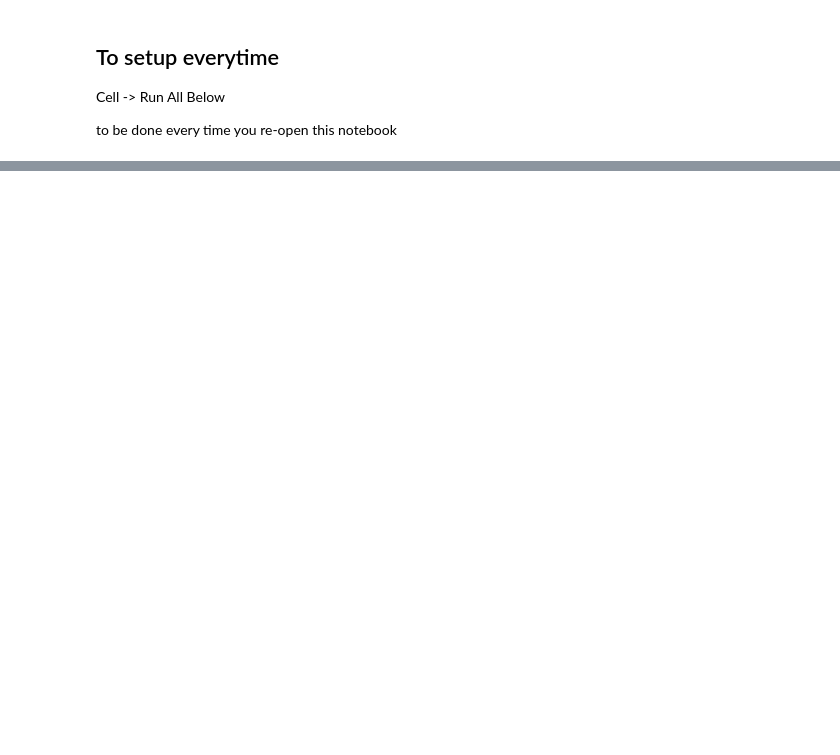
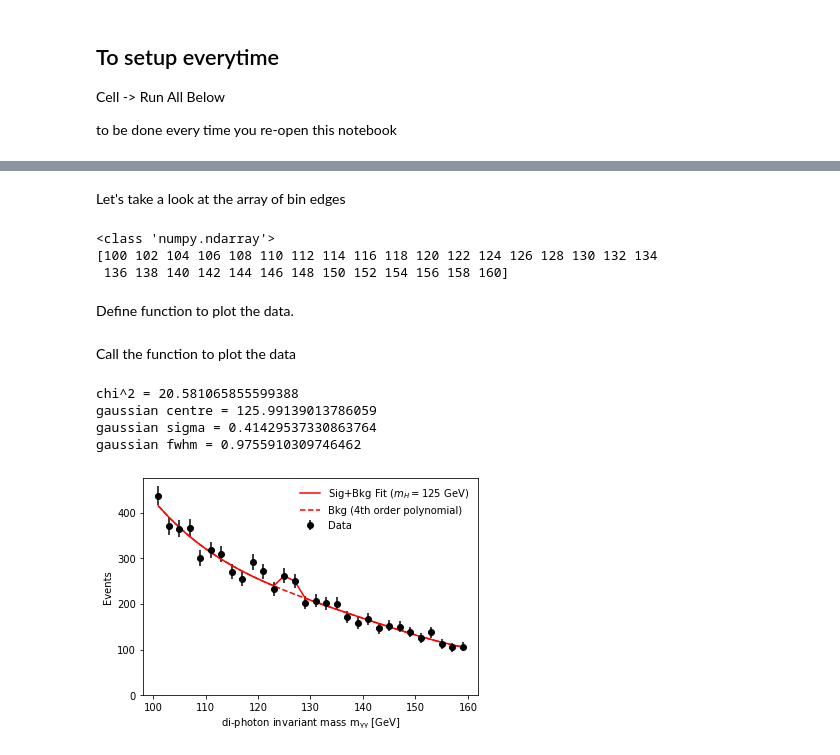
Before and after one commit to meevans1/how-to-rediscover-the-higgs-with-photons, a Jupyter notebook: Higgs photon analysis.ipynb, the cells around one changed output, grey strips where cells are left out. Saved outputs shown, nothing was run; the diff lists cells and outputs as text; code cells hidden in the pictures; blank space fills up the shorter version.

```diff
--- a/Higgs photon analysis.ipynb
+++ b/Higgs photon analysis.ipynb
@@ -416,0 +43,11 @@ signal_yields,background_yields = plot_data(data)
+# %%
+lumi = 0.5 # fb-1 # data_A only
+#lumi = 1.9 # fb-1 # data_B only
+#lumi = 2.9 # fb-1 # data_C only
+#lumi = 4.7 # fb-1 # data_D only
+#lumi = 10 # fb-1 # data_A,data_B,data_C,data_D
+
+fraction = 0.8 # reduce this is you want the code to run quicker
+
+tuple_path = "Input/GamGam/Data/" # local
+#tuple_path = "https://atlas-opendata.web.cern.ch/atlas-opendata/samples/2020/GamGam/Data/" # web address
@@ -416,0 +58,2 @@ signal_yields,background_yields = plot_data(data)
+# %%
+samples_list = ['data_A'] # 'data_B','data_C','data_D'
@@ -416,0 +62,11 @@ signal_yields,background_yields = plot_data(data)
+# %%
+def get_data_from_files():
+
+    frames = [] # define empty list to hold data
+    for val in samples_list: # loop over each file
+        fileString = tuple_path+val+".GamGam.root" # file name to open
+        temp = read_file(fileString,val) # call the function read_file defined below
+        frames.append(temp) # append dataframe returned from read_file to list of dataframes
+    data = pd.concat(frames) # concatenate list of dataframes together into one dataframe
+
+    return data # return dataframe
@@ -416,0 +238,23 @@ signal_yields,background_yields = plot_data(data)
+# %%
+xmin = 100 # GeV
+xmax = 160 # GeV
+step_size = 2 # GeV
+
+bin_edges = np.arange(start=xmin, # The interval includes this value
+                 stop=xmax+step_size, # The interval doesn't include this value
+                 step=step_size ) # Spacing between values
+
+bin_centres = np.arange(start=xmin+step_size/2, # The interval includes this value
+                        stop=xmax+step_size/2, # The interval doesn't include this value
+                        step=step_size ) # Spacing between values
+# %% [markdown]
+Let's take a look at the array of bin edges
+# %%
+print(type(bin_edges))
+print(bin_edges)
+# %% [output]
+<class 'numpy.ndarray'>
+[100 102 104 106 108 110 112 114 116 118 120 122 124 126 128 130 132 134
+ 136 138 140 142 144 146 148 150 152 154 156 158 160]
+# %% [markdown]
+Define function to plot the data.
@@ -416,0 +343,10 @@ signal_yields,background_yields = plot_data(data)
+# %% [markdown]
+Call the function to plot the data
+# %%
+plot_data(data)
+# %% [output]
+chi^2 = 20.581065855599388
+gaussian centre = 125.99139013786059
+gaussian sigma = 0.41429537330863764
+gaussian fwhm = 0.9755910309746462
+[figure, added]
```
Also changed, not shown: parts of 46 cells of this notebook, 5 other files.
